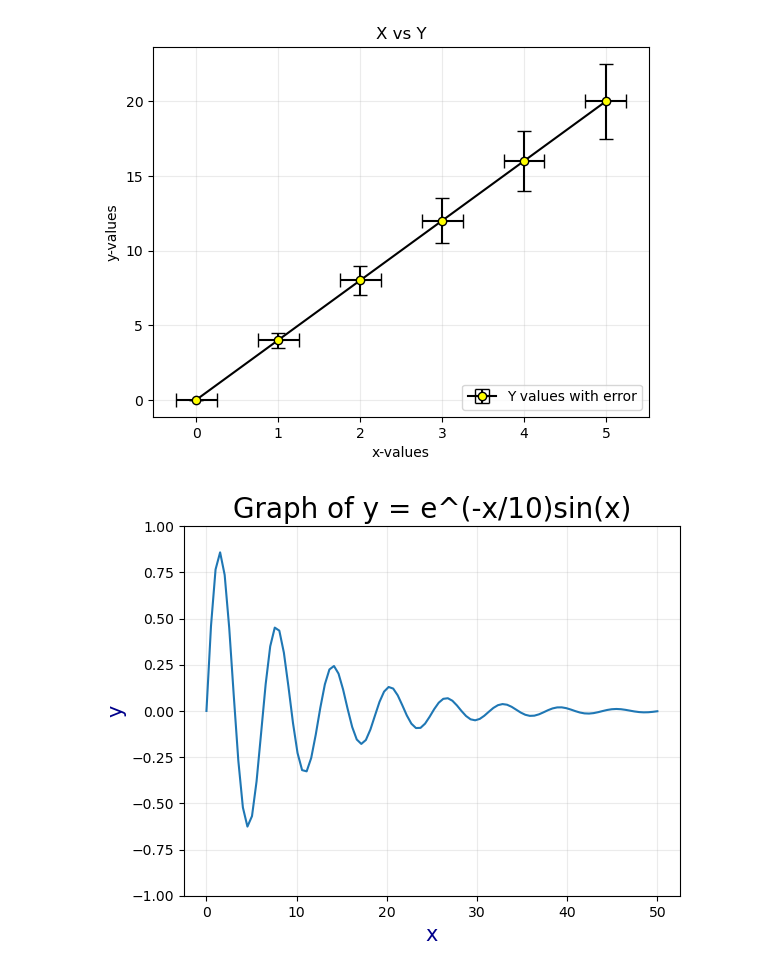
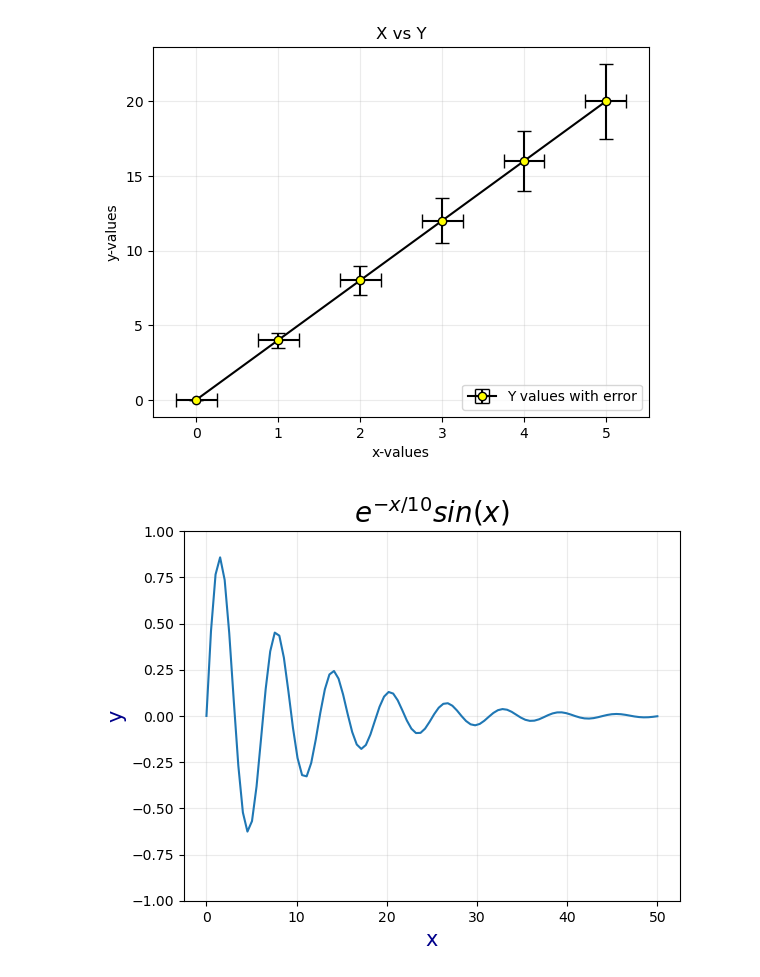
Before and after one commit to SPS-SP2273/learning-portfolio-nikitakunchur, a Jupyter notebook: plotting/plotting_(need).ipynb, the cells around one changed output. Drawn from its saved outputs; the diff is of its cells as text; code cells hidden in the pictures.

Commit message:
plotting_need

```diff
--- a/plotting/plotting_(need).ipynb
+++ b/plotting/plotting_(need).ipynb
@@ -215,13 +215,13 @@ plt.show(block=False)
 # %%
 x = np.linspace(0, 50, 100)
 y= np.exp(-x/10) * np.sin(x)
 plt.ylim([-1, 1])
 plt.style.use('default')
 plt.plot(x,y)
 plt.xlabel('x', fontdict={'fontsize': 15, 'color': 'darkblue'})
 plt.ylabel('y',fontdict={'fontsize': 15, 'color': 'darkblue'})
-plt.title('Graph of y = e^(-x/10)sin(x)',fontdict={'fontsize': 20})
+plt.title(r'$e^{-x/10}sin(x)$', fontdict={'fontsize': 20})
 plt.grid(alpha=.25)
 plt.show()
 # %% [output]
-[figure, old version]
+[figure, new version]
```
